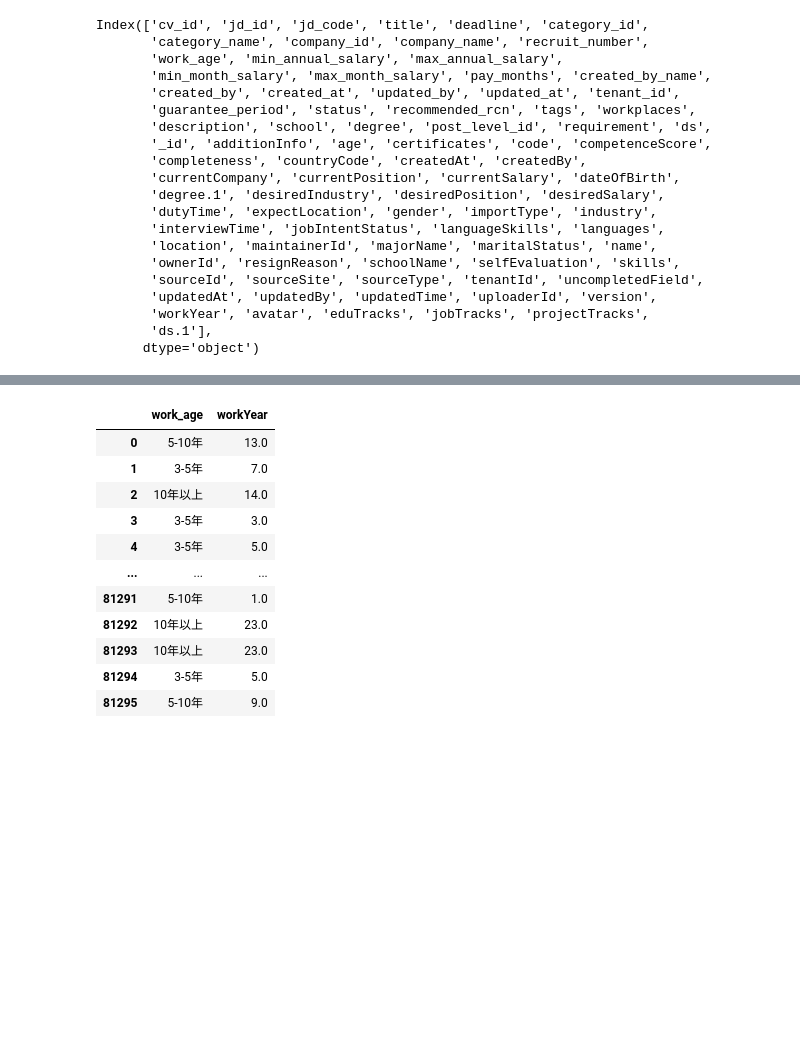
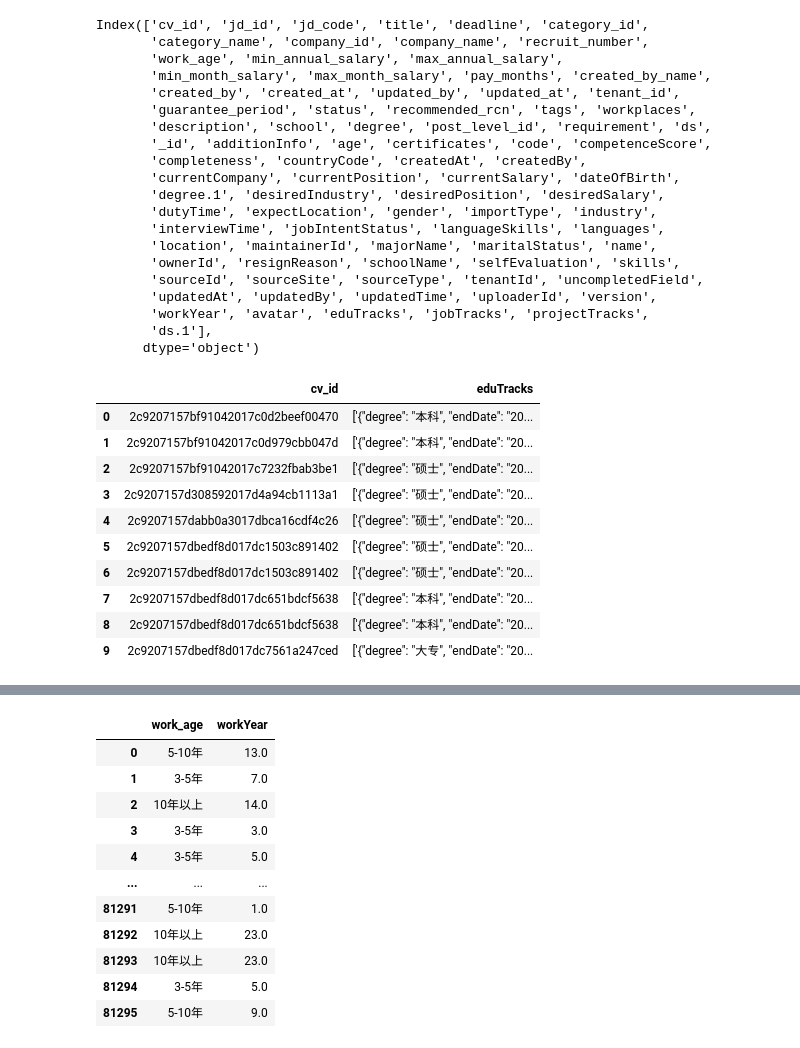
Before and after one commit to slowisfast2030/golden_data, a Jupyter notebook: thu_sample.ipynb, the cells around one changed output, grey strips where cells are left out. Saved outputs shown, nothing was run; the diff lists cells and outputs as text; code cells hidden in the pictures; blank space fills up the shorter version.

```diff
--- a/thu_sample.ipynb
+++ b/thu_sample.ipynb
@@ -33,3 +33,20 @@ Index(['cv_id', 'jd_id', 'jd_code', 'title', 'deadline', 'category_id',
        'workYear', 'avatar', 'eduTracks', 'jobTracks', 'projectTracks',
        'ds.1'],
       dtype='object')
+# %%
+# 测试下to_csv函数
+all_data.iloc[:10].to_csv('all_data_10.csv')
+all_data_10 = pd.read_csv('all_data_10.csv')
+all_data_10[['cv_id', 'eduTracks']]
+# %% [output]
+|  | cv_id | eduTracks |
+| 0 | 2c9207157bf91042017c0d2beef00470 | ['{"degree": "本科", "endDate": "20... |
+| 1 | 2c9207157bf91042017c0d979cbb047d | ['{"degree": "本科", "endDate": "20... |
+| 2 | 2c9207157bf91042017c7232fbab3be1 | ['{"degree": "硕士", "endDate": "20... |
+| 3 | 2c9207157d308592017d4a94cb1113a1 | ['{"degree": "硕士", "endDate": "20... |
+| 4 | 2c9207157dabb0a3017dbca16cdf4c26 | ['{"degree": "硕士", "endDate": "20... |
+| 5 | 2c9207157dbedf8d017dc1503c891402 | ['{"degree": "硕士", "endDate": "20... |
+| 6 | 2c9207157dbedf8d017dc1503c891402 | ['{"degree": "硕士", "endDate": "20... |
+| 7 | 2c9207157dbedf8d017dc651bdcf5638 | ['{"degree": "本科", "endDate": "20... |
+| 8 | 2c9207157dbedf8d017dc651bdcf5638 | ['{"degree": "本科", "endDate": "20... |
+| 9 | 2c9207157dbedf8d017dc7561a247ced | ['{"degree": "大专", "endDate": "20... |
```
Also changed, not shown: parts of 8 cells of this notebook, 1 other file.
